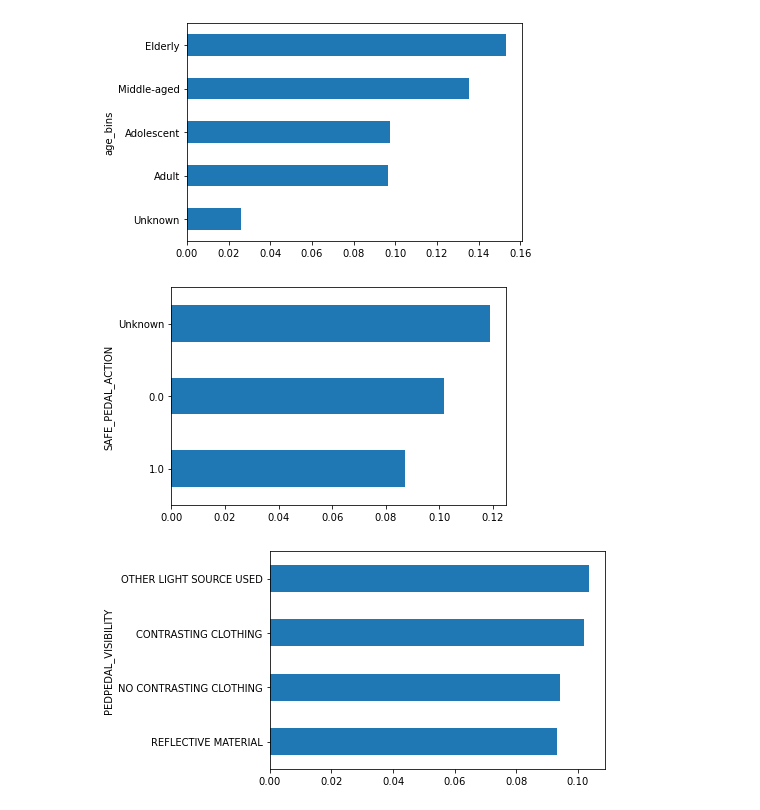
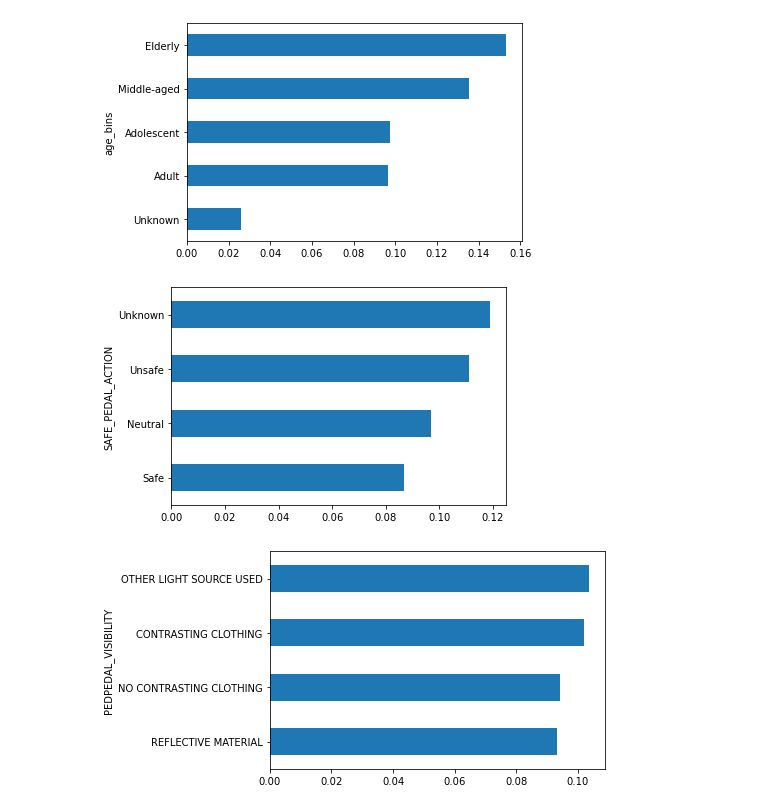
Before and after one commit to jnahra/phase-3-project, a Jupyter notebook: combined_dataset_prep.ipynb, the cells around one changed output. Cells and saved outputs as stored; diff of their text form; code cells hidden in the pictures.

```diff
--- a/combined_dataset_prep.ipynb
+++ b/combined_dataset_prep.ipynb
@@ -61,35 +61,36 @@ df.groupby(by=['age_bins'])['INJURY_BAD'].mean().sort_values().plot(kind='barh')
 # %%
 ### Binning pedpedal action:
 
-df.loc[df['PEDPEDAL_ACTION'] == 'WITH TRAFFIC', 'SAFE_PEDAL_ACTION'] = 1
-df.loc[df['PEDPEDAL_ACTION'] == 'TURNING LEFT', 'SAFE_PEDAL_ACTION'] = 1
-df.loc[df['PEDPEDAL_ACTION'] == 'TURNING RIGHT', 'SAFE_PEDAL_ACTION'] = 1
-df.loc[df['PEDPEDAL_ACTION'] == 'CROSSING - WITH SIGNAL', 'SAFE_PEDAL_ACTION'] = 1
-df.loc[df['PEDPEDAL_ACTION'] == 'CROSSING - CONTROLS PRESENT (NOT AT INTERSECTION)', 'SAFE_PEDAL_ACTION'] = 1
-df.loc[df['PEDPEDAL_ACTION'] == 'ENTER FROM DRIVE/ALLEY', 'SAFE_PEDAL_ACTION'] = 1
-df.loc[df['PEDPEDAL_ACTION'] == 'SCHOOL BUS (WITHIN 50 FT.)', 'SAFE_PEDAL_ACTION'] = 1
-df.loc[df['PEDPEDAL_ACTION'] == 'WAITING FOR SCHOOL BUS', 'SAFE_PEDAL_ACTION'] = 1
+df.loc[df['PEDPEDAL_ACTION'] == 'WITH TRAFFIC', 'SAFE_PEDAL_ACTION'] = 'Safe'
+df.loc[df['PEDPEDAL_ACTION'] == 'TURNING LEFT', 'SAFE_PEDAL_ACTION'] = 'Safe'
+df.loc[df['PEDPEDAL_ACTION'] == 'TURNING RIGHT', 'SAFE_PEDAL_ACTION'] = 'Safe'
+df.loc[df['PEDPEDAL_ACTION'] == 'CROSSING - WITH SIGNAL', 'SAFE_PEDAL_ACTION'] = 'Safe'
+df.loc[df['PEDPEDAL_ACTION'] == 'ENTER FROM DRIVE/ALLEY', 'SAFE_PEDAL_ACTION'] = 'Safe'
+df.loc[df['PEDPEDAL_ACTION'] == 'CROSSING - NO CONTROLS (AT INTERSECTION)', 'SAFE_PEDAL_ACTION'] = 'Safe'
 
-df.loc[df['PEDPEDAL_ACTION'] == 'NO ACTION', 'SAFE_PEDAL_ACTION'] = 0
-df.loc[df['PEDPEDAL_ACTION'] == 'AGAINST TRAFFIC', 'SAFE_PEDAL_ACTION'] = 0
-df.loc[df['PEDPEDAL_ACTION'] == 'CROSSING - AGAINST SIGNAL', 'SAFE_PEDAL_ACTION'] = 0
-df.loc[df['PEDPEDAL_ACTION'] == 'CROSSING - NO CONTROLS (NOT AT INTERSECTION)', 'SAFE_PEDAL_ACTION'] = 0
-df.loc[df['PEDPEDAL_ACTION'] == 'CROSSING - NO CONTROLS (AT INTERSECTION)', 'SAFE_PEDAL_ACTION'] = 0
-df.loc[df['PEDPEDAL_ACTION'] == 'OTHER ACTION', 'SAFE_PEDAL_ACTION'] = 0
-df.loc[df['PEDPEDAL_ACTION'] == 'NOT AT INTERSECTION', 'SAFE_PEDAL_ACTION'] = 0
-df.loc[df['PEDPEDAL_ACTION'] == 'INTOXICATED PED/PEDAL', 'SAFE_PEDAL_ACTION'] = 0
-df.loc[df['PEDPEDAL_ACTION'] == 'STANDING IN ROADWAY', 'SAFE_PEDAL_ACTION'] = 0
-df.loc[df['PEDPEDAL_ACTION'] == 'PARKED VEHICLE', 'SAFE_PEDAL_ACTION'] = 0
-df.loc[df['PEDPEDAL_ACTION'] == 'PLAYING IN ROADWAY', 'SAFE_PEDAL_ACTION'] = 0
-df.loc[df['PEDPEDAL_ACTION'] == 'WORKING IN ROADWAY', 'SAFE_PEDAL_ACTION'] = 0
-df.loc[df['PEDPEDAL_ACTION'] == 'TO/FROM DISABLED VEHICLE', 'SAFE_PEDAL_ACTION'] = 0
-df.loc[df['PEDPEDAL_ACTION'] == 'PLAYING/WORKING ON VEHICLE', 'SAFE_PEDAL_ACTION'] = 0
+df.loc[df['PEDPEDAL_ACTION'] == 'NO ACTION', 'SAFE_PEDAL_ACTION'] = 'Neutral'
+df.loc[df['PEDPEDAL_ACTION'] == 'OTHER ACTION', 'SAFE_PEDAL_ACTION'] = 'Neutral'
+df.loc[df['PEDPEDAL_ACTION'] == 'STANDING IN ROADWAY', 'SAFE_PEDAL_ACTION'] = 'Neutral'
+df.loc[df['PEDPEDAL_ACTION'] == 'PARKED VEHICLE', 'SAFE_PEDAL_ACTION'] = 'Neutral'
+df.loc[df['PEDPEDAL_ACTION'] == 'WAITING FOR SCHOOL BUS', 'SAFE_PEDAL_ACTION'] = 'Neutral'
+df.loc[df['PEDPEDAL_ACTION'] == 'SCHOOL BUS (WITHIN 50 FT.)', 'SAFE_PEDAL_ACTION'] = 'Neutral'
+
+df.loc[df['PEDPEDAL_ACTION'] == 'CROSSING - CONTROLS PRESENT (NOT AT INTERSECTION)', 'SAFE_PEDAL_ACTION'] = 'Unsafe'
+df.loc[df['PEDPEDAL_ACTION'] == 'AGAINST TRAFFIC', 'SAFE_PEDAL_ACTION'] = 'Unsafe'
+df.loc[df['PEDPEDAL_ACTION'] == 'CROSSING - AGAINST SIGNAL', 'SAFE_PEDAL_ACTION'] = 'Unsafe'
+df.loc[df['PEDPEDAL_ACTION'] == 'CROSSING - NO CONTROLS (NOT AT INTERSECTION)', 'SAFE_PEDAL_ACTION'] = 'Unsafe'
+df.loc[df['PEDPEDAL_ACTION'] == 'NOT AT INTERSECTION', 'SAFE_PEDAL_ACTION'] = 'Unsafe'
+df.loc[df['PEDPEDAL_ACTION'] == 'INTOXICATED PED/PEDAL', 'SAFE_PEDAL_ACTION'] = 'Unsafe'
+df.loc[df['PEDPEDAL_ACTION'] == 'PLAYING IN ROADWAY', 'SAFE_PEDAL_ACTION'] = 'Unsafe'
+df.loc[df['PEDPEDAL_ACTION'] == 'WORKING IN ROADWAY', 'SAFE_PEDAL_ACTION'] = 'Unsafe'
+df.loc[df['PEDPEDAL_ACTION'] == 'PLAYING/WORKING ON VEHICLE', 'SAFE_PEDAL_ACTION'] = 'Unsafe'
+df.loc[df['PEDPEDAL_ACTION'] == 'TO/FROM DISABLED VEHICLE', 'SAFE_PEDAL_ACTION'] = 'Unsafe'
 
 df.loc[df['PEDPEDAL_ACTION'] == 'UNKNOWN/NA', 'SAFE_PEDAL_ACTION'] = 'Unknown'
 
 df.groupby(by=['SAFE_PEDAL_ACTION'])['INJURY_BAD'].mean().sort_values().plot(kind='barh');
 # %% [output]
-[figure, old version]
+[figure, new version]
 # %%
 ### Binning pedpedal visibility:
 
```
Also changed, not shown: parts of 5 cells of this notebook, 1 other file.
